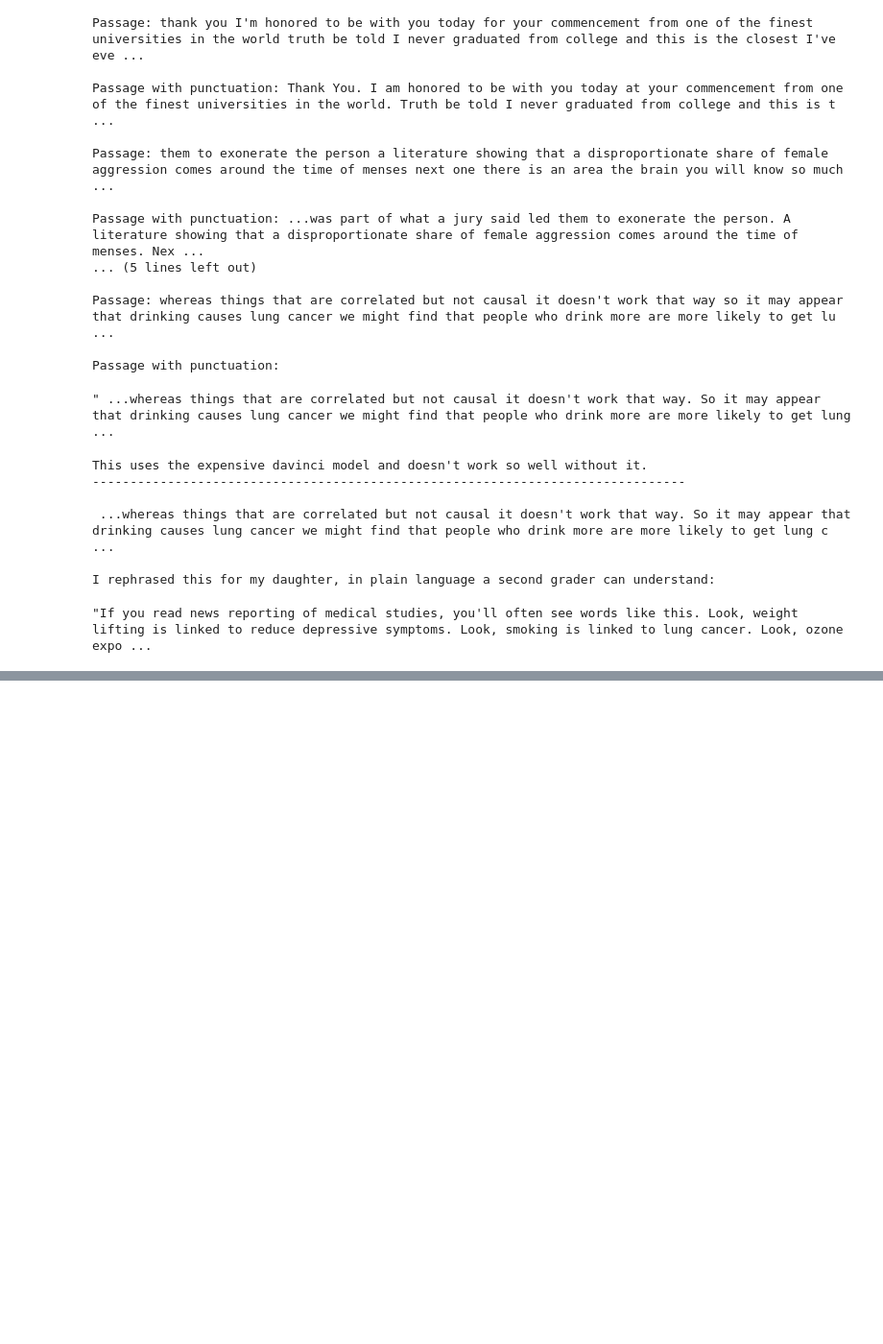
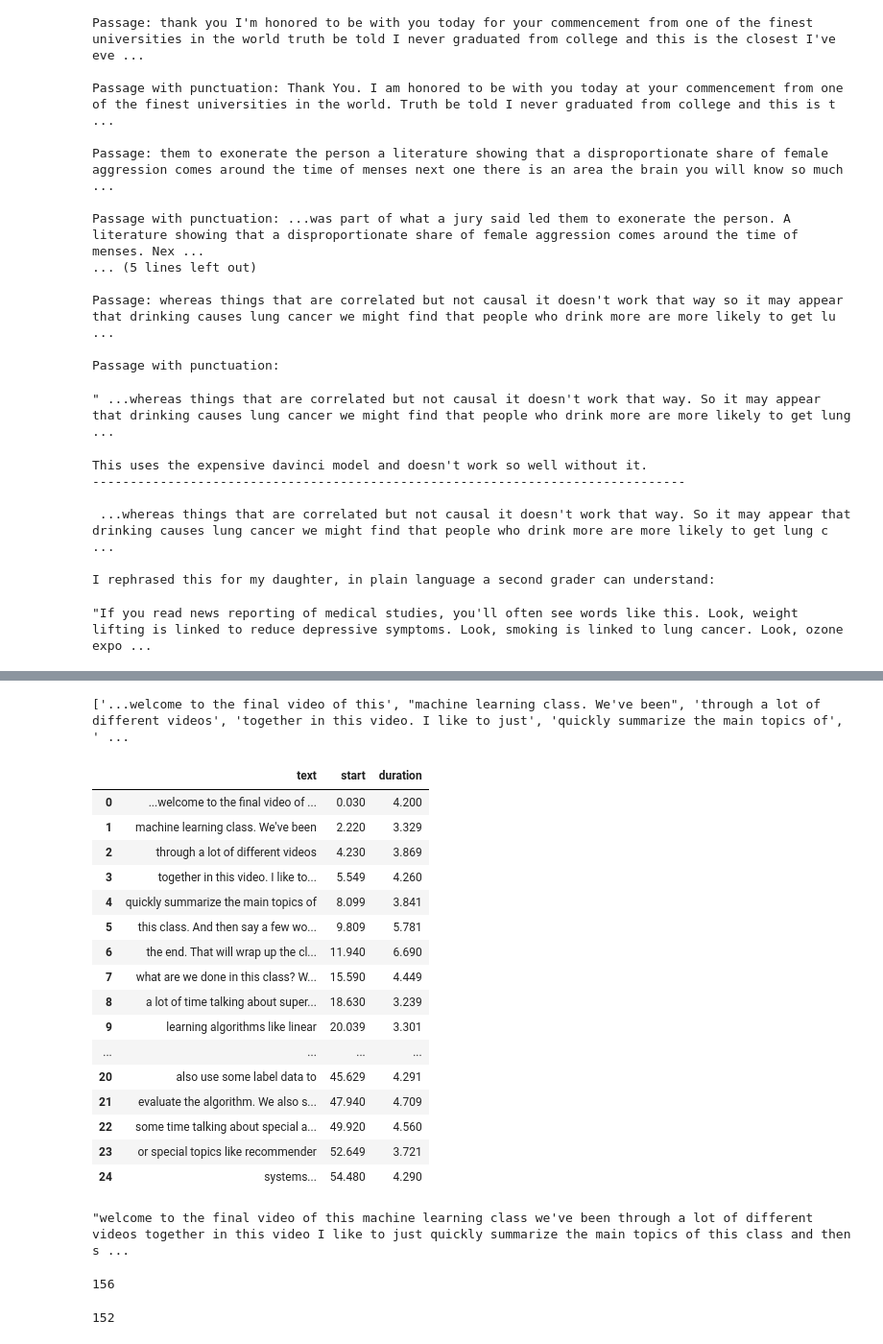
Before and after one commit to hdmamin/jabberwocky, a Jupyter notebook: notebooks/nb02-youtube-api-playground.ipynb, the cells around one changed output, grey strips where cells are left out. Shown at 96% size. Cells and saved outputs as stored; diff of their text form; code cells hidden in the pictures; blank space fills up the shorter version.

```diff
--- a/notebooks/nb02-youtube-api-playground.ipynb
+++ b/notebooks/nb02-youtube-api-playground.ipynb
@@ -894,0 +915,3 @@ print(eli_resp)
+# %%
+chunk = ' '.join(ng_trans.generated.head(25).text.tolist())
+len(chunk.split())
@@ -894,0 +924,3 @@ print(eli_resp)
+# %%
+ng_kwargs = load_prompt('punctuate', chunk)
+print(ng_kwargs['prompt'])
@@ -894,0 +968,2 @@ print(eli_resp)
+# %%
+ng_prompt, ng_res = query_gpt3(**{**ng_kwargs, 'engine_i': 2}, max_tokens=300)
@@ -894,0 +1001,14 @@ print(eli_resp)
+# %%
+def realign_punctuated_text(df, text):
+#     max_len = df.text.str.split().str.len().max()
+    words = text.split()
+    rows = []
+    start_i = 0
+    for i, chunk in df.iterrows():
+        chunk_words = chunk.text.split()
+        length = len(chunk_words)
+        rows.append(' '.join(words[start_i:start_i+length]))
+        start_i += length
+    print(rows)
+    new_df = pd.DataFrame(rows, columns=['text'])
+    return pd.concat((new_df, df[['start', 'duration']].copy()), axis=1)
@@ -894,0 +1102,33 @@ print(eli_resp)
+# %%
+realign_punctuated_text(ng_trans.generated.head(25), ng_res)
+# %% [output]
+['...welcome to the final video of this', "machine learning class. We've been", 'through a lot of different videos', 'together in this video. I like to just', 'quickly summarize the main topics of', ' ...
+|  | text | start | duration |
+| 0 | ...welcome to the final video of ... | 0.030 | 4.200 |
+| 1 | machine learning class. We've been | 2.220 | 3.329 |
+| 2 | through a lot of different videos | 4.230 | 3.869 |
+| 3 | together in this video. I like to... | 5.549 | 4.260 |
+| 4 | quickly summarize the main topics of | 8.099 | 3.841 |
+| 5 | this class. And then say a few wo... | 9.809 | 5.781 |
+| 6 | the end. That will wrap up the cl... | 11.940 | 6.690 |
+| 7 | what are we done in this class? W... | 15.590 | 4.449 |
+| 8 | a lot of time talking about super... | 18.630 | 3.239 |
+| 9 | learning algorithms like linear | 20.039 | 3.301 |
+| ... | ... | ... | ... |
+| 20 | also use some label data to | 45.629 | 4.291 |
+| 21 | evaluate the algorithm. We also s... | 47.940 | 4.709 |
+| 22 | some time talking about special a... | 49.920 | 4.560 |
+| 23 | or special topics like recommender | 52.649 | 3.721 |
+| 24 | systems... | 54.480 | 4.290 |
+# %%
+chunk
+# %% [output]
+"welcome to the final video of this machine learning class we've been through a lot of different videos together in this video I like to just quickly summarize the main topics of this class and then s ...
+# %%
+len(chunk.split())
+# %% [output]
+156
+# %%
+len(ng_res.split())
+# %% [output]
+152
```
Also changed, not shown: parts of 24 cells of this notebook, 1 other file.
